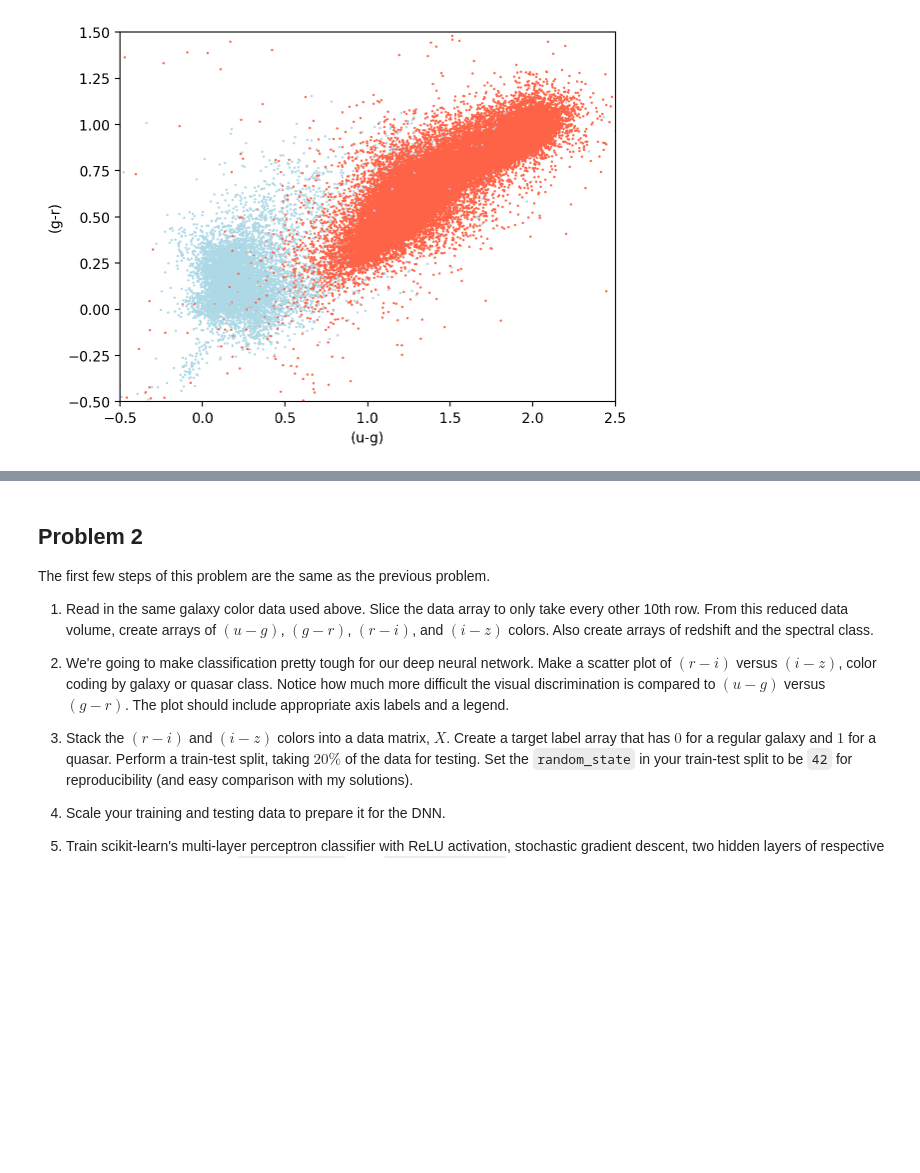
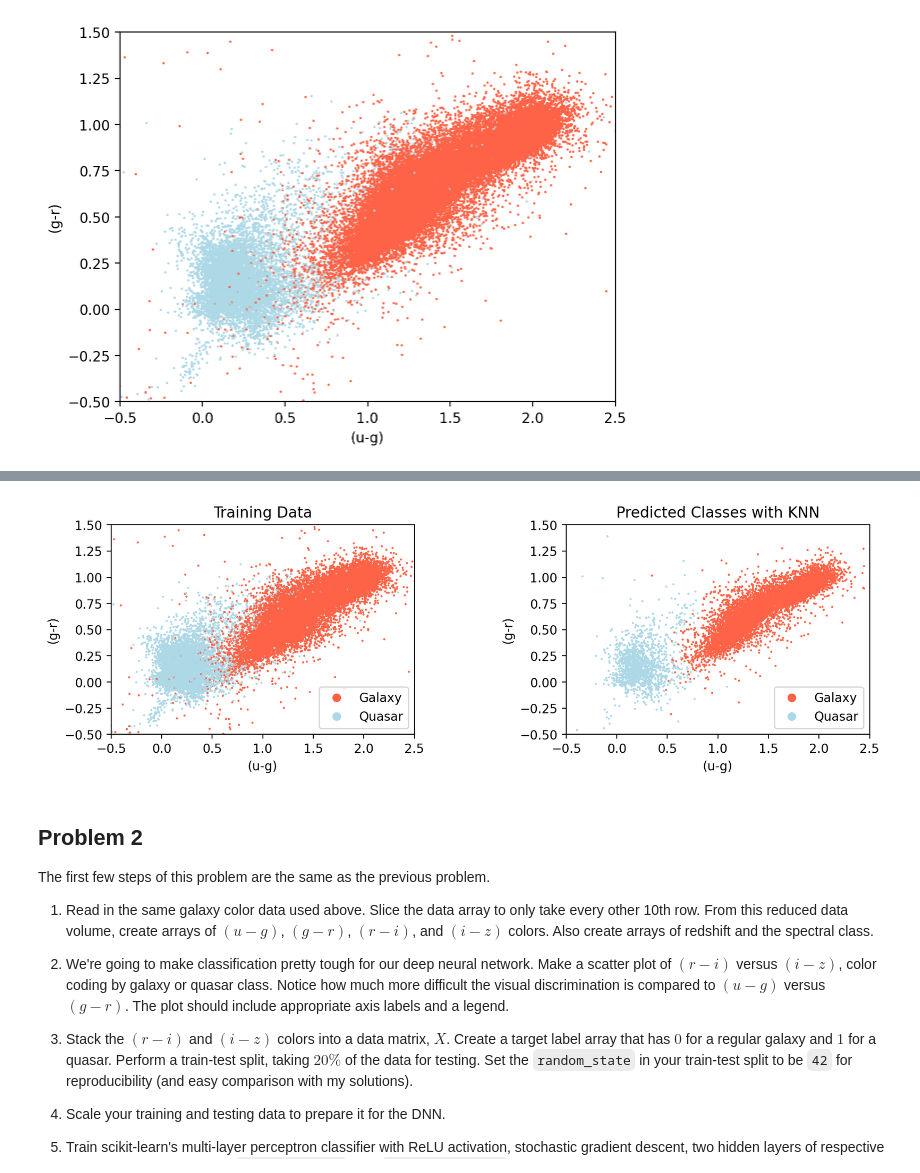
Before and after one commit to VanderbiltAstronomy/astr_8070_s25, a Jupyter notebook: coursework/student_folders/m_rizzosmith/homework/vu_astr8070_s25_hw8_mikerizzosmith.ipynb, the cells around one changed output, grey strips where cells are left out. Cells and saved outputs as stored; diff of their text form; code cells hidden in the pictures; blank space fills up the shorter version.

```diff
--- a/coursework/student_folders/m_rizzosmith/homework/vu_astr8070_s25_hw8_mikerizzosmith.ipynb
+++ b/coursework/student_folders/m_rizzosmith/homework/vu_astr8070_s25_hw8_mikerizzosmith.ipynb
@@ -262,3 +354,50 @@ plt.show()
+# %%
+# MRS Scatter plot
+
+fig = plt.figure(figsize=(10, 3.4))
+fig.subplots_adjust(left=0.12, right=0.97,
+                    bottom=0.21, top=0.9, wspace=0.5)
+
+
+# MRS Training Data and Labels
+ax = fig.add_subplot(121)
+colors = ["lightblue" if label == 1 else "tomato" for label in y_train]
+ax.scatter(X_train[:, 0],X_train[:,1], c=colors, s=0.5)
+# MRS Silly little trick to plot my legend instead of entering legend elements
+ax.plot(np.nan, np.nan, 'o', color='tomato', label='Galaxy')
+ax.plot(np.nan, np.nan, 'o', color='lightblue', label='Quasar')
+ax.set_xlim(-0.5, 2.5)
+ax.set_ylim(-0.5, 1.5)
+ax.set_xlabel('(u-g)')
+ax.set_ylabel('(g-r)')
+ax.set_title('Training Data')
+ax.legend()
+
+
+# MRS Classification predictions on the Test Data
+clf = KNeighborsClassifier(n_neighbors=95)
+clf.fit(X_train, y_train)
+y_preds = clf.predict(X_test)
+
+
+ax = fig.add_subplot(122)
+colors = ["lightblue" if label == 1 else "tomato" for label in y_preds]
+ax.scatter(X_test[:, 0],X_test[:,1], c=colors, s=0.5)
+# MRS Silly little trick to plot my legend instead of entering legend elements
+ax.plot(np.nan, np.nan, 'o', color='tomato', label='Galaxy')
+ax.plot(np.nan, np.nan, 'o', color='lightblue', label='Quasar')
+ax.set_xlim(-0.5, 2.5)
+ax.set_ylim(-0.5, 1.5)
+ax.set_xlabel('(u-g)')
+ax.set_ylabel('(g-r)')
+ax.set_title('Predicted Classes with KNN')
+ax.legend()
+
+
+
+plt.show()
+# %% [output]
+[figure, added]
 # %% [markdown]
 ## Problem 2
 
```
Also changed, not shown: parts of 14 cells of this notebook.
